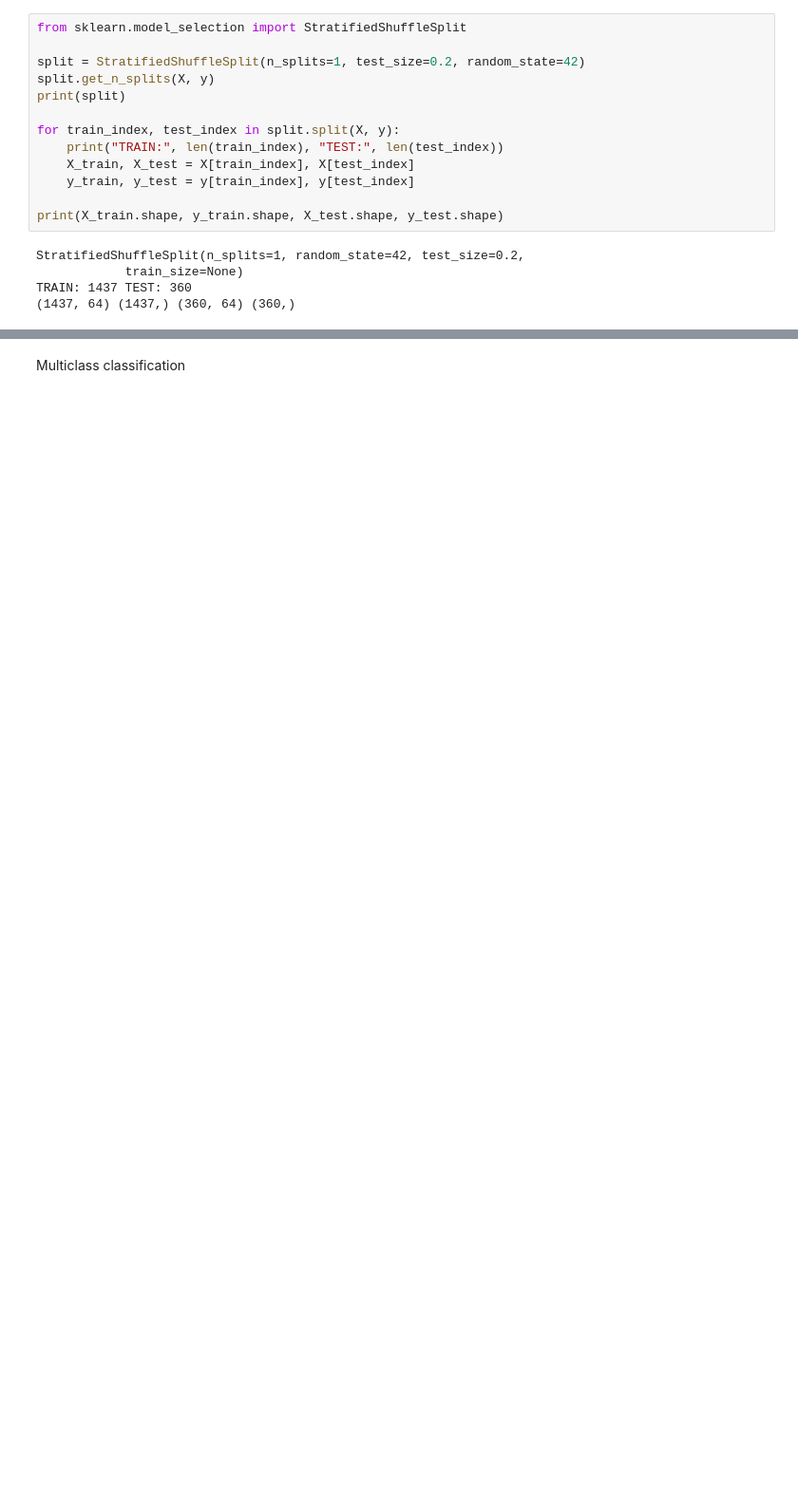
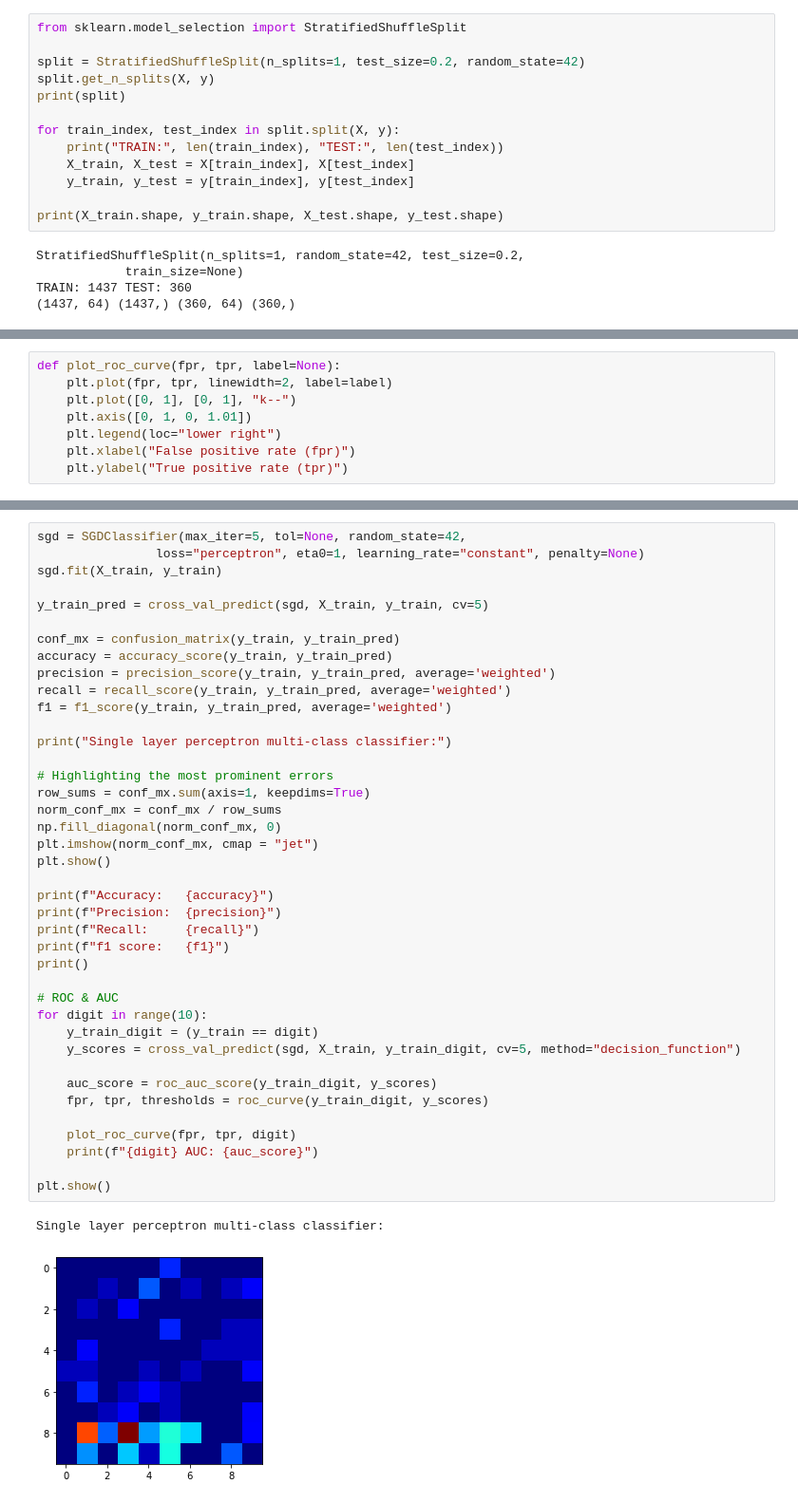
Before and after one commit to jayrabjohns/classification-models, a Jupyter notebook: coursework2-classification/Practical2.ipynb, the cells around one changed output, grey strips where cells are left out. Shown at 95% size. Saved outputs shown, nothing was run; the diff lists cells and outputs as text; blank space fills up the shorter version.

Commit message:
Multi class classifiers and performance analysis

```diff
--- a/coursework2-classification/Practical2.ipynb
+++ b/coursework2-classification/Practical2.ipynb
@@ -1203 +1350,9 @@ y_test_zero = (y_test == 0)
+# %%
+def plot_roc_curve(fpr, tpr, label=None):
+    plt.plot(fpr, tpr, linewidth=2, label=label)
+    plt.plot([0, 1], [0, 1], "k--")
+    plt.axis([0, 1, 0, 1.01])
+    plt.legend(loc="lower right")
+    plt.xlabel("False positive rate (fpr)")
+    plt.ylabel("True positive rate (tpr)")
 # %% [markdown]
@@ -1205,2 +1360,43 @@ y_test_zero = (y_test == 0)
-# %% [markdown]
-Multiclass classification
+# %%
+sgd = SGDClassifier(max_iter=5, tol=None, random_state=42,
+				loss="perceptron", eta0=1, learning_rate="constant", penalty=None)
+sgd.fit(X_train, y_train)
+
+y_train_pred = cross_val_predict(sgd, X_train, y_train, cv=5)
+
+conf_mx = confusion_matrix(y_train, y_train_pred)
+accuracy = accuracy_score(y_train, y_train_pred)
+precision = precision_score(y_train, y_train_pred, average='weighted')
+recall = recall_score(y_train, y_train_pred, average='weighted')
+f1 = f1_score(y_train, y_train_pred, average='weighted')
+
+print("Single layer perceptron multi-class classifier:")
+
+# Highlighting the most prominent errors
+row_sums = conf_mx.sum(axis=1, keepdims=True)
+norm_conf_mx = conf_mx / row_sums
+np.fill_diagonal(norm_conf_mx, 0)
+plt.imshow(norm_conf_mx, cmap = "jet")
+plt.show()
+
+print(f"Accuracy: 	{accuracy}")
+print(f"Precision: 	{precision}")
+print(f"Recall: 	{recall}")
+print(f"f1 score: 	{f1}")
+print()
+
+# ROC & AUC
+for digit in range(10):
+	y_train_digit = (y_train == digit)
+	y_scores = cross_val_predict(sgd, X_train, y_train_digit, cv=5, method="decision_function")
+
+	auc_score = roc_auc_score(y_train_digit, y_scores)
+	fpr, tpr, thresholds = roc_curve(y_train_digit, y_scores)
+
+	plot_roc_curve(fpr, tpr, digit)
+	print(f"{digit} AUC: {auc_score}")
+
+plt.show()
+# %% [output]
+Single layer perceptron multi-class classifier:
+[figure, added]
```
Also changed, not shown: parts of 18 cells of this notebook.
